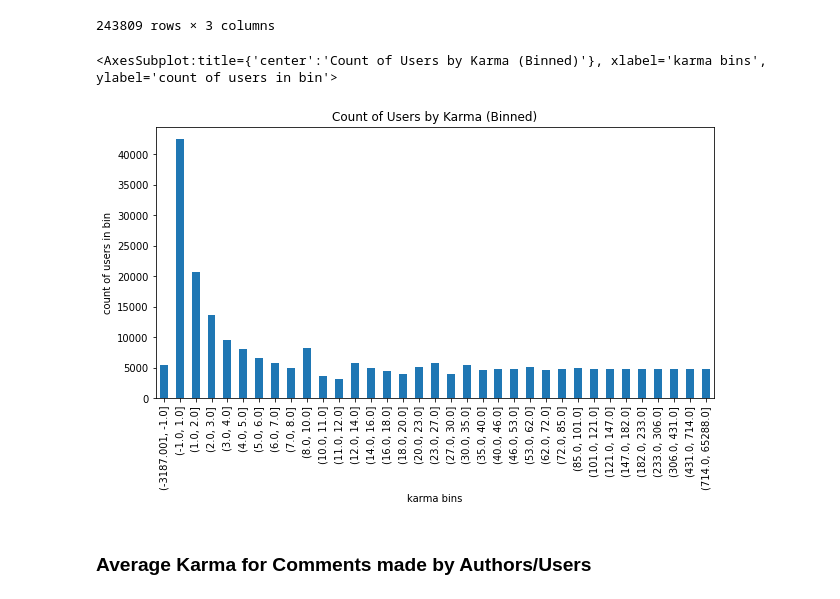
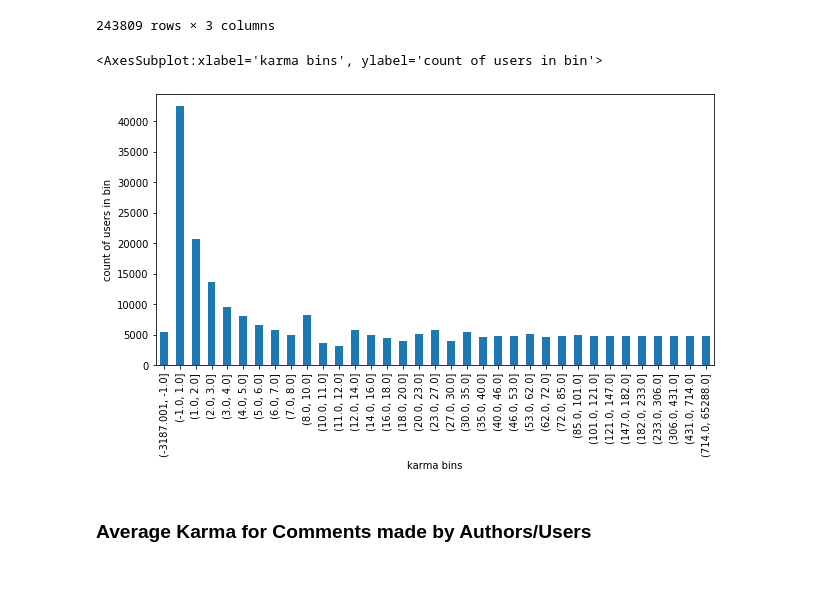
Before and after one commit to scottasut/dsc180b-project, a Jupyter notebook: notebooks/eda.ipynb, the cells around one changed output. Drawn from its saved outputs; the diff is of its cells as text; code cells hidden in the pictures.

```diff
--- a/notebooks/eda.ipynb
+++ b/notebooks/eda.ipynb
@@ -76,10 +78,11 @@ karma_by_author
 243809 rows × 3 columns
 # %%
 bins = karma_by_author.groupby('bin')['karma'].count()
-bins.plot(kind = 'bar', title = 'Count of Users by Karma (Binned)', xlabel = 'karma bins', ylabel = 'count of users in bin', figsize = (10, 5))
+#  title = 'Count of Users by Karma (Binned)',
+bins.plot(kind = 'bar', xlabel = 'karma bins', ylabel = 'count of users in bin', figsize = (10, 5))
 # %% [output]
-<AxesSubplot:title={'center':'Count of Users by Karma (Binned)'}, xlabel='karma bins', ylabel='count of users in bin'>
+<AxesSubplot:xlabel='karma bins', ylabel='count of users in bin'>
-[figure, old version]
+[figure, new version]
 # %% [markdown]
 ### Average Karma for Comments made by Authors/Users
 # %%
```
Also changed, not shown: parts of 17 cells of this notebook.
